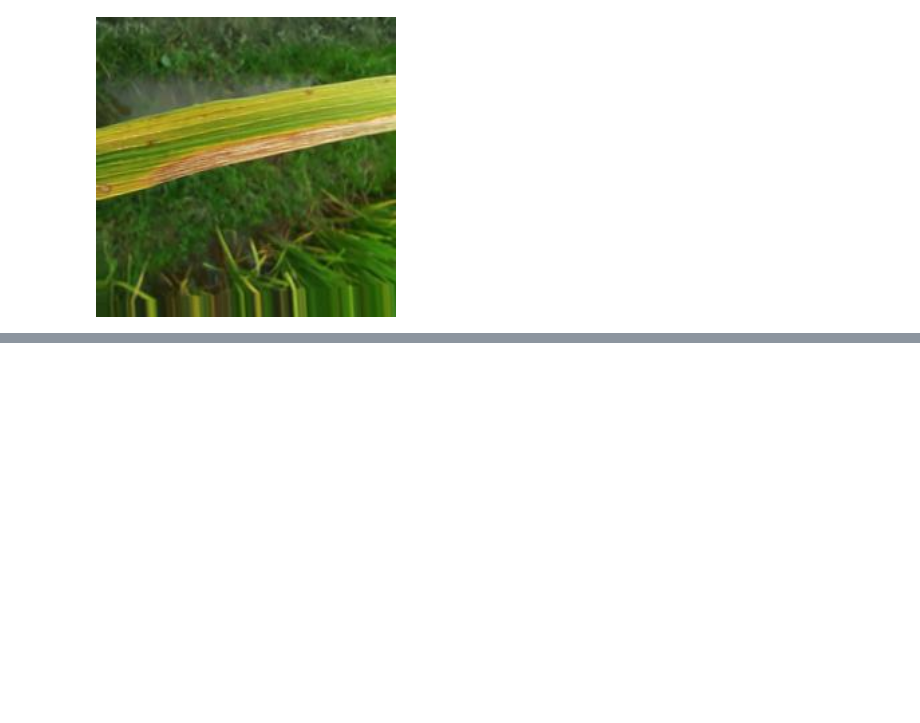
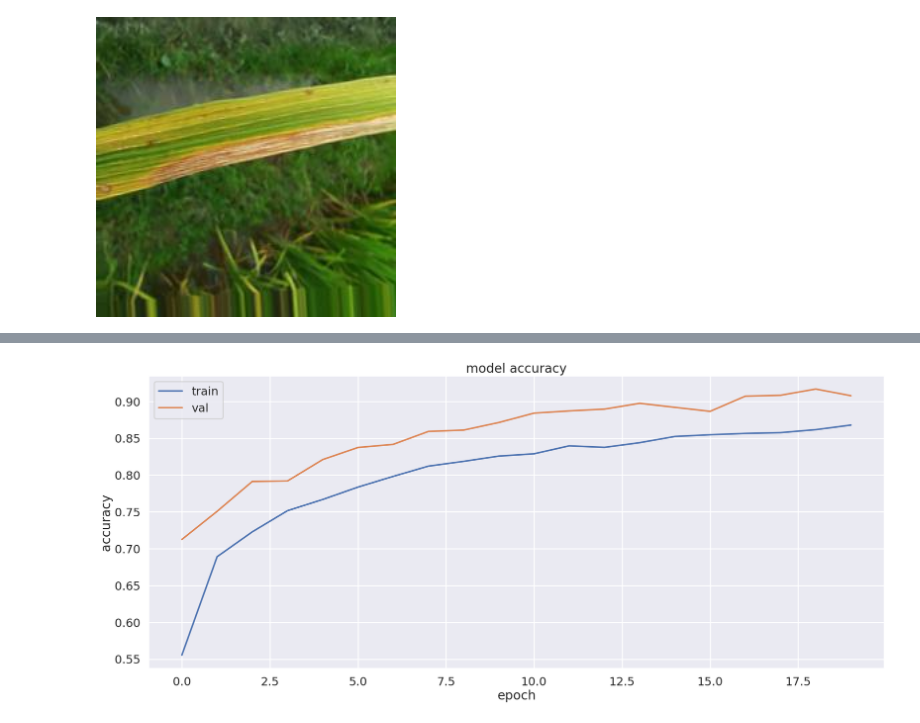
Before and after one commit to HabibaJahn/Rice_disease_detection, a Jupyter notebook: Model_Train.ipynb, the cells around one changed output, grey strips where cells are left out. Cells and saved outputs as stored; diff of their text form; code cells hidden in the pictures; blank space fills up the shorter version.

```diff
--- a/Model_Train.ipynb
+++ b/Model_Train.ipynb
@@ -197,0 +185,23 @@ Epoch 5/5
+# %%
+from tensorflow.keras.callbacks import EarlyStopping
+from tensorflow.keras.callbacks import ReduceLROnPlateau
+
+reduce_lr = ReduceLROnPlateau(
+    monitor='val_accuracy',
+    factor=0.5,
+    patience=2,
+    min_lr=1e-6
+)
+
+early_stop = EarlyStopping(
+    monitor='val_accuracy',
+    patience=3,
+    restore_best_weights=True
+)
+
+history = model.fit(
+    train_generator,
+    epochs=20,  # Start with more
+    validation_data=validation_generator,
+    callbacks=[early_stop]
+)
@@ -197,0 +234,19 @@ Epoch 5/5
+# %%
+from matplotlib import pyplot as plt
+from matplotlib.pyplot import figure
+
+import seaborn as sns
+sns.set_theme()
+sns.set_context("poster")
+
+figure(figsize=(25, 10), dpi=100)
+
+plt.plot(history.history['accuracy'])
+plt.plot(history.history['val_accuracy'])
+plt.title('model accuracy')
+plt.ylabel('accuracy')
+plt.xlabel('epoch')
+plt.legend(['train', 'val'], loc='upper left')
+plt.show()
+# %% [output]
+[figure, added]
```
Also changed, not shown: parts of 15 cells of this notebook.
